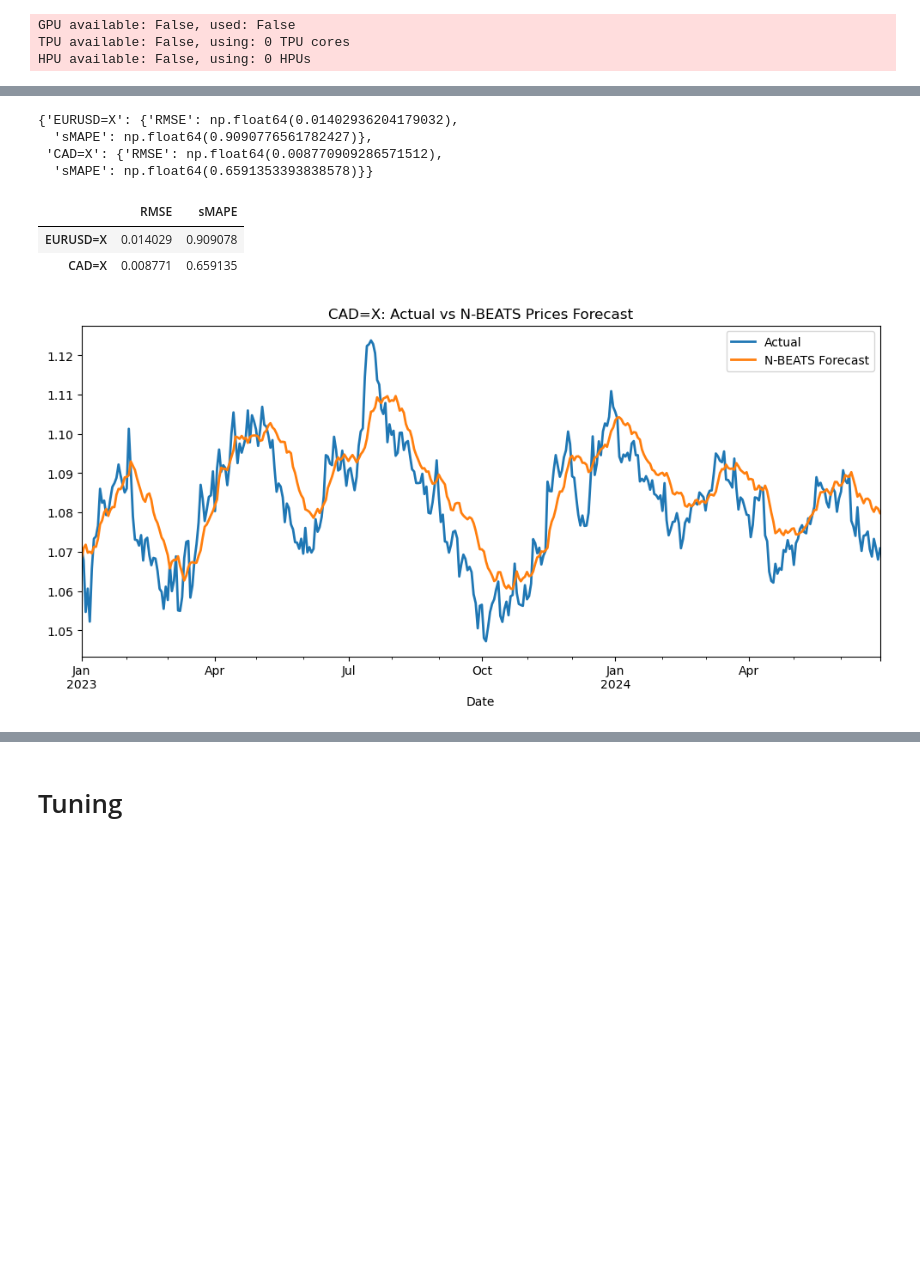
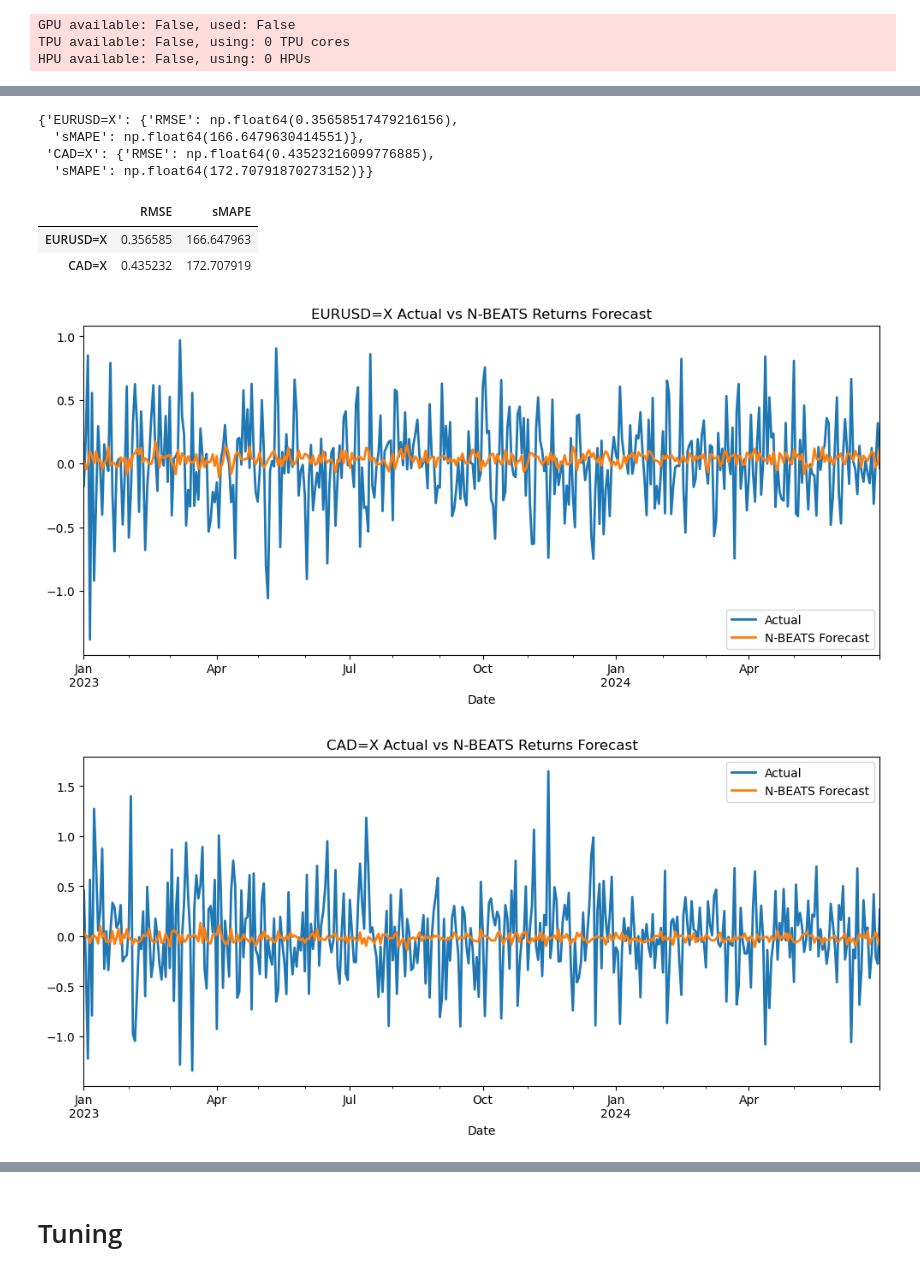
Before and after one commit to AnnastasiaStathakos/financial-time-series-forecasting, a Jupyter notebook: notebooks/03_nbeats_model.ipynb, the cells around one changed output, grey strips where cells are left out. Saved outputs shown, nothing was run; the diff lists cells and outputs as text; code cells hidden in the pictures; blank space fills up the shorter version.

```diff
--- a/notebooks/03_nbeats_model.ipynb
+++ b/notebooks/03_nbeats_model.ipynb
@@ -82,11 +82,18 @@ None
 2734 rows × 2 columns
 # %%
 # choose which data to use for modeling
-forecast_name = 'prices'
-data = prices.copy()
+# forecast_name = 'prices'
+# data = prices.copy()
+
+forecast_name = 'returns'
+data=returns.copy()
+
 # forecast_name = 'volatility'
 # returns_sq = returns**2
 # data = returns_sq.copy()
+# %%
+# list of ticker names
+tickers = data.columns
 # %%
 # Split data into train, validation, and test sets
 train_split = '2022-01-01'
@@ -382,18 +389,18 @@ shape: (390, 2, 1), freq: B, size: 6.09 KB
 # %%
 # evaluate model
 scores = {}
-for col in list(data.columns)[1:]:
-    rootmeansquarederr = rmse(test_ts[col], pred_ts[col])
-    sMAPE = smape(test_ts[col], pred_ts[col])
+for ticker in tickers:
+    rootmeansquarederr = rmse(test_ts[ticker], pred_ts[ticker])
+    sMAPE = smape(test_ts[ticker], pred_ts[ticker])
 
-    scores[col] = {'RMSE': rootmeansquarederr, 'sMAPE': sMAPE}
+    scores[ticker] = {'RMSE': rootmeansquarederr, 'sMAPE': sMAPE}
 
 scores
 # %% [output]
-{'EURUSD=X': {'RMSE': np.float64(0.01402936204179032),
-  'sMAPE': np.float64(0.9090776561782427)},
- 'CAD=X': {'RMSE': np.float64(0.008770909286571512),
-  'sMAPE': np.float64(0.6591353393838578)}}
+{'EURUSD=X': {'RMSE': np.float64(0.35658517479216156),
+  'sMAPE': np.float64(166.6479630414551)},
+ 'CAD=X': {'RMSE': np.float64(0.43523216099776885),
+  'sMAPE': np.float64(172.70791870273152)}}
 # %%
 # scores to data
 scores_df = pd.DataFrame.from_dict(scores, orient='index')
@@ -403,23 +410,25 @@ scores_df.to_csv(f'../results/tables/nbeats_{forecast_name}_scores.csv')
 scores_df
 # %% [output]
 |  | RMSE | sMAPE |
-| EURUSD=X | 0.014029 | 0.909078 |
-| CAD=X | 0.008771 | 0.659135 |
+| EURUSD=X | 0.356585 | 166.647963 |
+| CAD=X | 0.435232 | 172.707919 |
 # %%
-for col in list(data.columns)[1:]:
+for ticker in tickers:
     plt.figure(figsize=(12, 5))
 
-    title = f"{col}: Actual vs N-BEATS {forecast_name.capitalize()} Forecast"
-    test_ts[col].plot(label="Actual")
-    pred_ts[col].plot(label="N-BEATS Forecast")
+    title = f"{ticker} Actual vs N-BEATS {forecast_name.capitalize()} Forecast"
+    test_ts[ticker].plot(label="Actual")
+    pred_ts[ticker].plot(label="N-BEATS Forecast")
     plt.title(title)
 
-
+    # save plot
+    plt.savefig(f"../results/figures/{title}.png", dpi=300, bbox_inches="tight")
 
     plt.legend()
     plt.show()
 # %% [output]
-[figure, old version]
+[figure, new version]
+[figure, added]
 # %%
 pred = pred_ts.to_dataframe()
 
```
Also changed, not shown: parts of 11 cells of this notebook.
